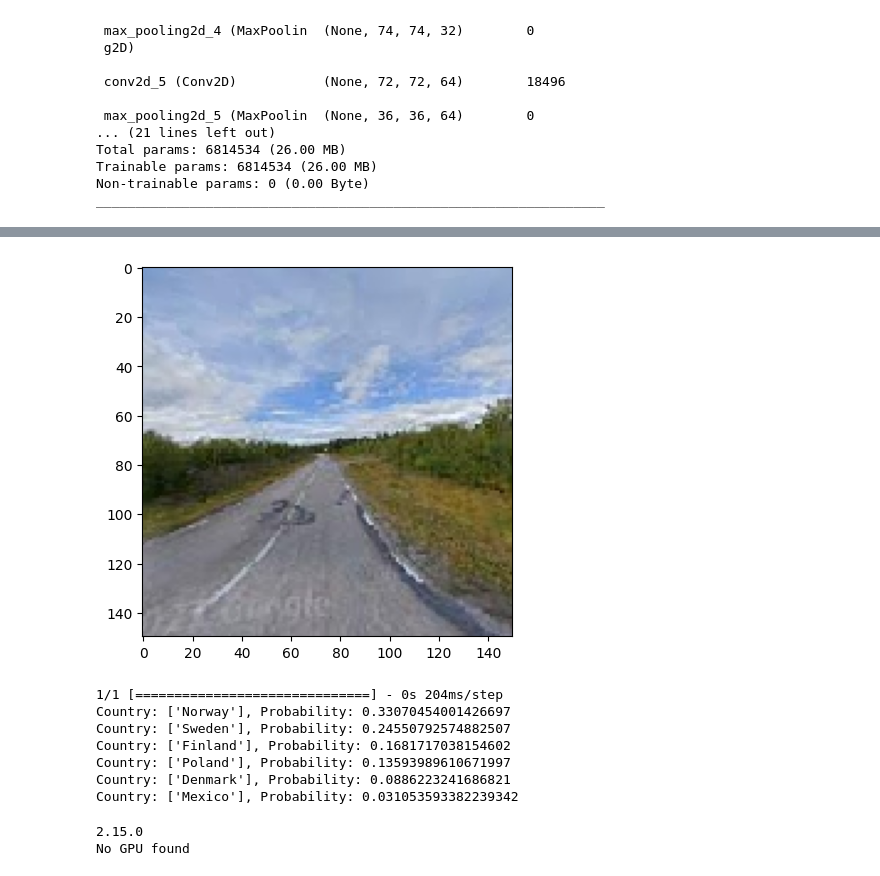
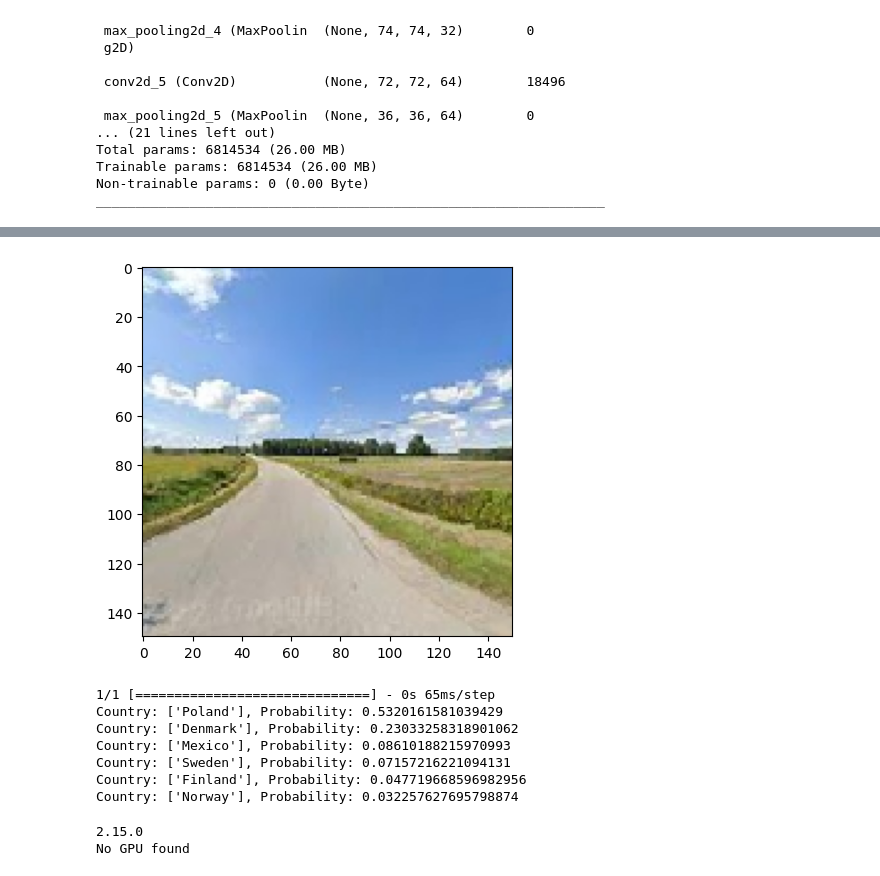
Before and after one commit to TheodorBeskow/Country-Guesser, a Jupyter notebook: srcpy/countryModel.ipynb, the cells around one changed output, grey strips where cells are left out. Saved outputs shown, nothing was run; the diff lists cells and outputs as text; code cells hidden in the pictures.

```diff
--- a/srcpy/countryModel.ipynb
+++ b/srcpy/countryModel.ipynb
@@ -112,8 +112,8 @@ history = model.fit(
     # steps_per_epoch=2000,
     validation_data=validation_generator,
     # validation_steps=200,
-    batch_size=32,
-    epochs=1,
+    batch_size=64,
+    epochs=3,
     # class_weight = class_weights,
     # verbose=1
     callbacks=[early_stopping]
@@ -207,39 +212,39 @@ weighted avg       0.54      0.48      0.46      1828
 # %%
 from tensorflow.keras.preprocessing import image
 from sklearn.preprocessing import LabelEncoder
 import matplotlib.pyplot as plt
 
 # Load image
-img_path = r'..\Data\labledCountries\test\Sweden\_W8U2J5WbusQAdaZkqD9Wg.jpg'
+img_path = r'..\Data\labledCountries\test\Poland\_t3q0ct2UHEnJ0t3jR2SkQNum0.jpg'
 img = image.load_img(img_path, target_size=(150, 150))
 
 # Display the image
 plt.imshow(img)
 plt.show()
 
 # Preprocess image
 x = image.img_to_array(img)
 x = np.expand_dims(x, axis=0)
 x /= 255.0
 
 # Make prediction
 predictions = model.predict(x)
 
 # Print predictions in sorted order
 label_encoder = LabelEncoder()
 label_encoder.fit(list(class_names))
 
 for i in np.argsort(predictions[0])[::-1]:
     print(f'Country: {label_encoder.inverse_transform([i])}, Probability: {predictions[0][i]}')
 # %% [output]
-[figure, old version]
+[figure, new version]
-1/1 [==============================] - 0s 204ms/step
-Country: ['Norway'], Probability: 0.33070454001426697
-Country: ['Sweden'], Probability: 0.24550792574882507
-Country: ['Finland'], Probability: 0.1681717038154602
-Country: ['Poland'], Probability: 0.13593989610671997
-Country: ['Denmark'], Probability: 0.0886223241686821
-Country: ['Mexico'], Probability: 0.031053593382239342
+1/1 [==============================] - 0s 65ms/step
+Country: ['Poland'], Probability: 0.5320161581039429
+Country: ['Denmark'], Probability: 0.23033258318901062
+Country: ['Mexico'], Probability: 0.08610188215970993
+Country: ['Sweden'], Probability: 0.07157216221094131
+Country: ['Finland'], Probability: 0.047719668596982956
+Country: ['Norway'], Probability: 0.032257627695798874
 # %%
 import tensorflow as tf
 print(tf.__version__)
```
Also changed, not shown: parts of 6 cells of this notebook, 5 other files.
